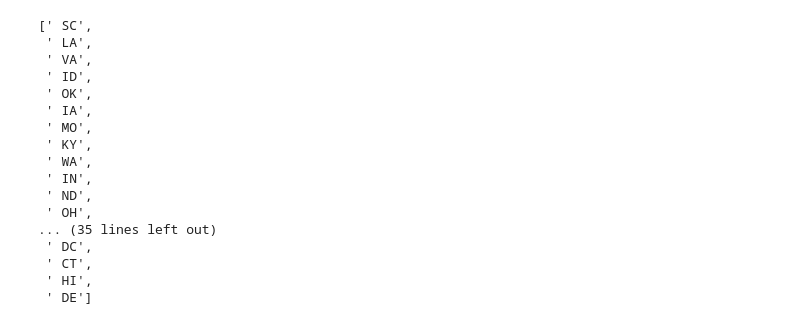
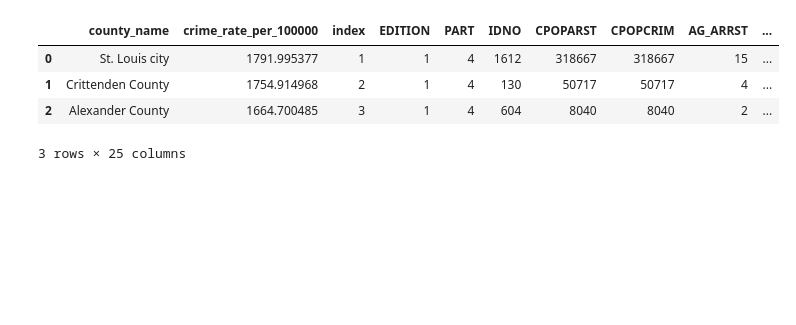
Before and after one commit to rwashington1159/ETL-US_Quality_of_live_by_State_Database, a Jupyter notebook: economics.ipynb, the cells around one changed output. Cells and saved outputs as stored; diff of their text form; code cells hidden in the pictures; blank space fills up the shorter version.

```diff
--- a/economics.ipynb
+++ b/economics.ipynb
@@ -129,21 +92,0 @@ unemployment_df
-# %%
-unemployment_df1 = unemployment_df.drop(labels=['Region Name', 'Region Code', 'Region Code', 'Series ID'], axis=1)
-list(unemployment_df1['State'].unique())
-# %% [output]
-[' SC',
- ' LA',
- ' VA',
- ' ID',
- ' OK',
- ' IA',
- ' MO',
- ' KY',
- ' WA',
- ' IN',
- ' ND',
- ' OH',
-... (35 lines left out)
- ' DC',
- ' CT',
- ' HI',
- ' DE']
@@ -149,0 +115,9 @@ list(unemployment_df1['State'].unique())
+# %%
+crime_df[['county_name','state_abr']] = crime_df['county_name'].str.split(',',expand=True)
+crime_df.head(3)
+# %% [output]
+|  | county_name | crime_rate_per_100000 | index | EDITION | PART | IDNO | CPOPARST | CPOPCRIM | AG_ARRST | ... |
+| 0 | St. Louis city | 1791.995377 | 1 | 1 | 4 | 1612 | 318667 | 318667 | 15 | ... |
+| 1 | Crittenden County | 1754.914968 | 2 | 1 | 4 | 130 | 50717 | 50717 | 4 | ... |
+| 2 | Alexander County | 1664.700485 | 3 | 1 | 4 | 604 | 8040 | 8040 | 2 | ... |
+3 rows × 25 columns
```
Also changed, not shown: parts of 24 cells of this notebook, 5 other files.
